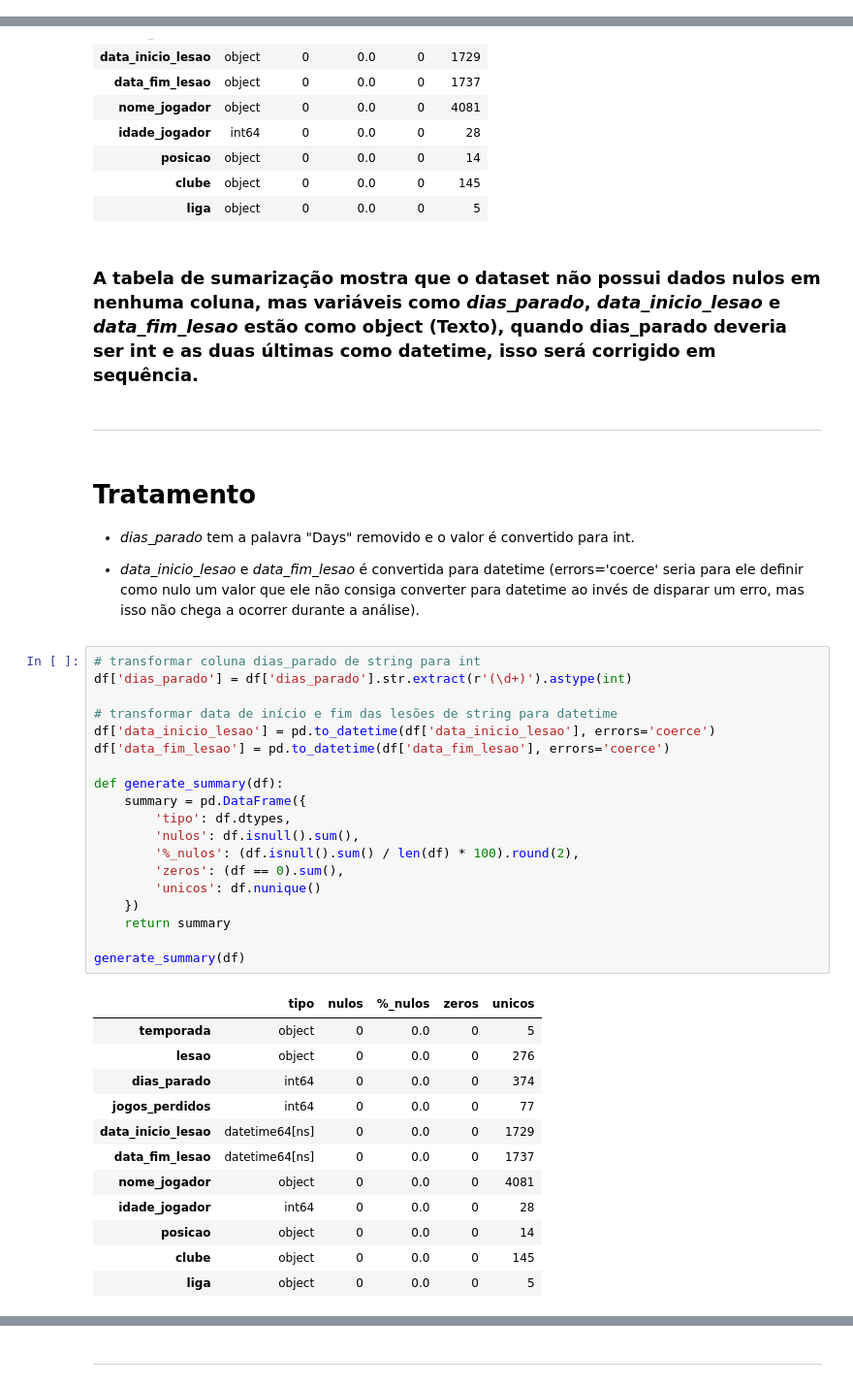
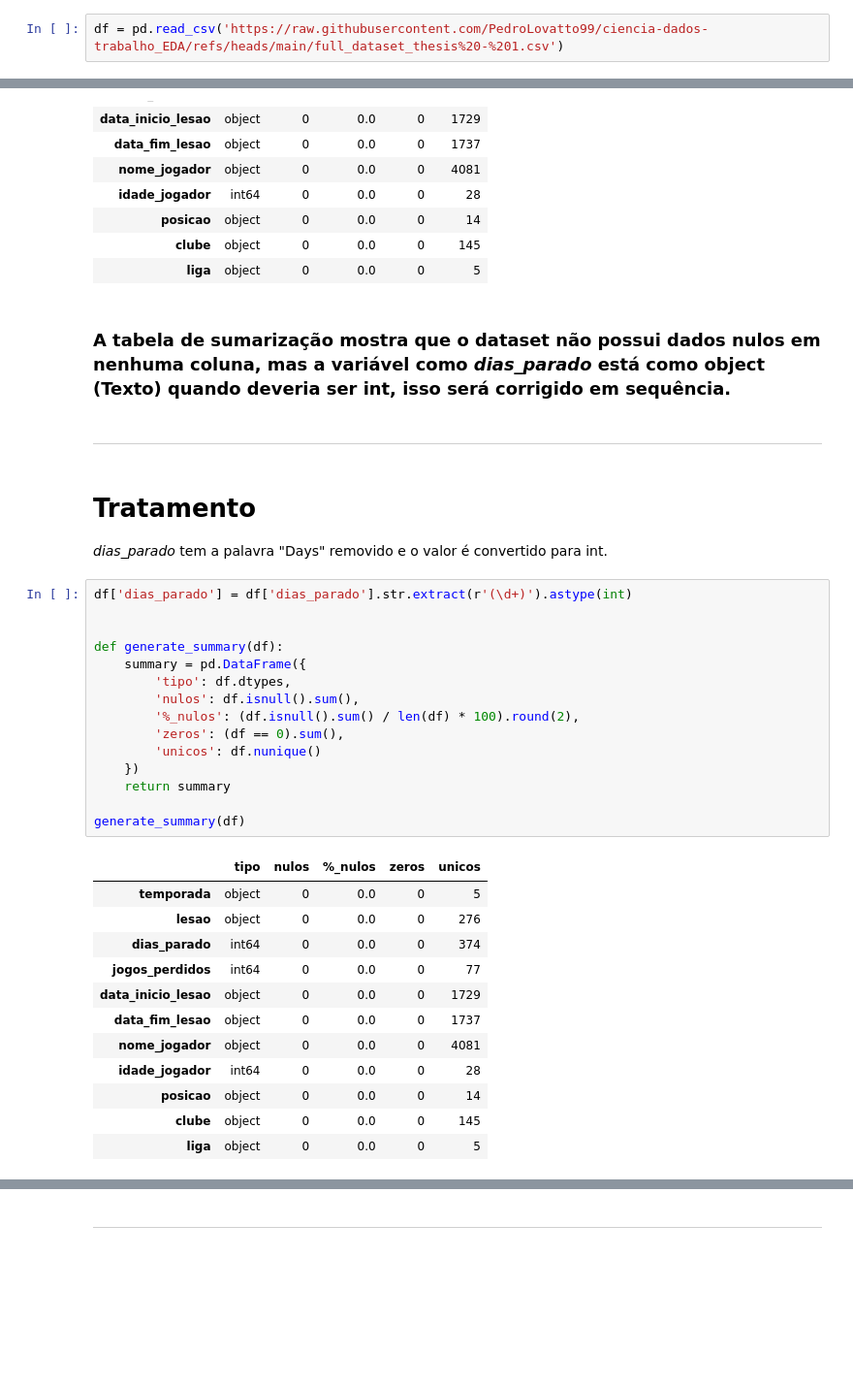
Before and after one commit to PedroLovatto99/ciencia-dados-trabalho_EDA, a Jupyter notebook: ciencia_dados_trabalho.ipynb, the cells around one changed output, grey strips where cells are left out. Shown at 97% size. Cells and saved outputs as stored; diff of their text form; blank space fills up the shorter version.

```diff
--- a/ciencia_dados_trabalho.ipynb
+++ b/ciencia_dados_trabalho.ipynb
@@ -22,3 +20,5 @@ df = pd.read_csv('/content/full_dataset_thesis - 1.csv')
+# %%
+df = pd.read_csv('https://raw.githubusercontent.com/PedroLovatto99/ciencia-dados-trabalho_EDA/refs/heads/main/full_dataset_thesis%20-%201.csv')
 # %% [markdown]
 
 
@@ -113,43 +113,37 @@ generate_summary(df)
 | clube | object | 0 | 0.0 | 0 | 145 |
 | liga | object | 0 | 0.0 | 0 | 5 |
 # %% [markdown]
-### A tabela de sumarização mostra que o dataset não possui dados nulos em nenhuma coluna, mas variáveis como *dias_parado*, *data_inicio_lesao* e *data_fim_lesao* estão como object (Texto), quando dias_parado deveria ser int e as duas últimas como datetime, isso será corrigido em sequência.
+### A tabela de sumarização mostra que o dataset não possui dados nulos em nenhuma coluna, mas a variável como *dias_parado* está como object (Texto) quando deveria ser int, isso será corrigido em sequência.
 # %% [markdown]
 
 
 ---
-# %% [markdown]
-# **Tratamento**
-- *dias_parado* tem a palavra "Days" removido e o valor é convertido para int.
-
-- *data_inicio_lesao* e *data_fim_lesao* é convertida para datetime (errors='coerce' seria para ele definir como nulo um valor que ele não consiga converter para datetime ao invés de disparar um erro, mas isso não chega a ocorrer durante a análise).
+# %% [markdown]
+# **Tratamento**
+*dias_parado* tem a palavra "Days" removido e o valor é convertido para int.
 # %%
-# transformar coluna dias_parado de string para int
 df['dias_parado'] = df['dias_parado'].str.extract(r'(\d+)').astype(int)
 
-# transformar data de início e fim das lesões de string para datetime
-df['data_inicio_lesao'] = pd.to_datetime(df['data_inicio_lesao'], errors='coerce')
-df['data_fim_lesao'] = pd.to_datetime(df['data_fim_lesao'], errors='coerce')
 
 def generate_summary(df):
     summary = pd.DataFrame({
         'tipo': df.dtypes,
         'nulos': df.isnull().sum(),
         '%_nulos': (df.isnull().sum() / len(df) * 100).round(2),
         'zeros': (df == 0).sum(),
         'unicos': df.nunique()
     })
     return summary
 
 generate_summary(df)
 # %% [output]
 |  | tipo | nulos | %_nulos | zeros | unicos |
 | temporada | object | 0 | 0.0 | 0 | 5 |
 | lesao | object | 0 | 0.0 | 0 | 276 |
 | dias_parado | int64 | 0 | 0.0 | 0 | 374 |
 | jogos_perdidos | int64 | 0 | 0.0 | 0 | 77 |
-| data_inicio_lesao | datetime64[ns] | 0 | 0.0 | 0 | 1729 |
-| data_fim_lesao | datetime64[ns] | 0 | 0.0 | 0 | 1737 |
+| data_inicio_lesao | object | 0 | 0.0 | 0 | 1729 |
+| data_fim_lesao | object | 0 | 0.0 | 0 | 1737 |
 | nome_jogador | object | 0 | 0.0 | 0 | 4081 |
 | idade_jogador | int64 | 0 | 0.0 | 0 | 28 |
 | posicao | object | 0 | 0.0 | 0 | 14 |
```
Also changed, not shown: parts of 16 cells of this notebook.
